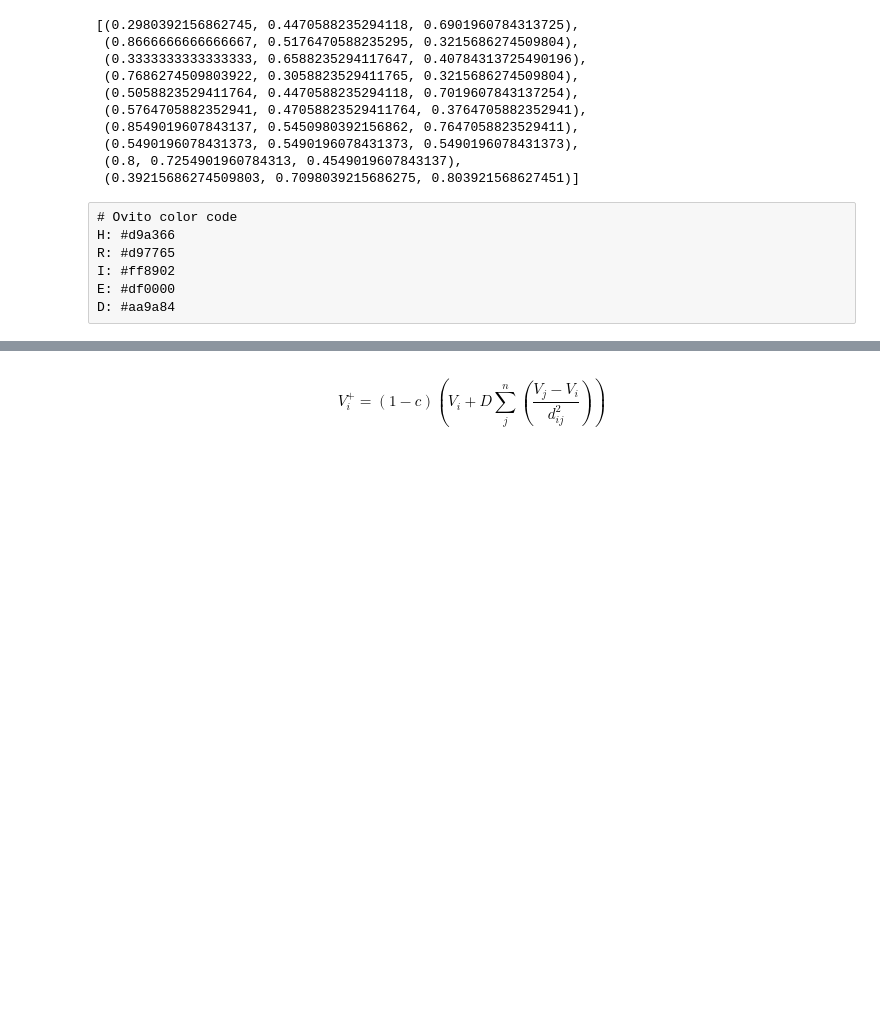
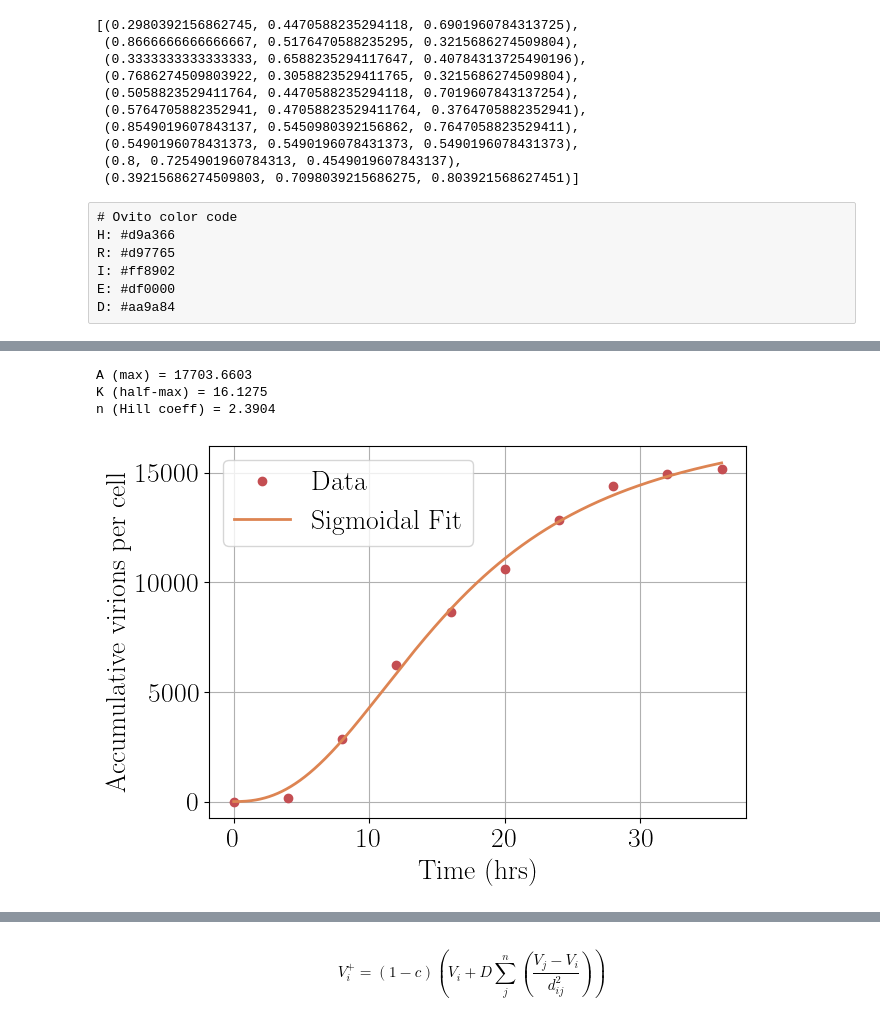
Before and after one commit to rblanco89/TissueFlu, a Jupyter notebook: utilities/tissuePlots.ipynb, the cells around one changed output, grey strips where cells are left out. Cells and saved outputs as stored; diff of their text form; code cells hidden in the pictures; blank space fills up the shorter version.

Commit message:
IFN production depending on dsRNA

```diff
--- a/utilities/tissuePlots.ipynb
+++ b/utilities/tissuePlots.ipynb
@@ -67,0 +88,45 @@ Variance:29.82
+# %%
+# Define Hill function
+def hill(x, A, K, n):
+    return A * (x**n) / (K**n + x**n)
+
+# Derivative of Hill function
+def hill_derivative(x, A, K, n):
+    Kn = K**n
+    xn = x**n
+    return A * n * Kn * x**(n-1) / (Kn + xn)**2
+
+# Initial guess: A=max, K=midpoint, n=2
+p0 = [max(y), np.median(x), 2]
+
+# Fit
+popt, pcov = curve_fit(hill, x, y, p0, maxfev=10000,
+                       bounds=([0, 0, 0.1], [np.inf, np.inf, 10]))
+A, K, n = popt
+
+print(f"A (max) = {A:.4f}")
+print(f"K (half-max) = {K:.4f}")
+print(f"n (Hill coeff) = {n:.4f}")
+
+# Generate fitted curve and derivative
+x_fit = np.linspace(min(x), max(x), 2160)  # 1 point per minute
+y_fit = hill(x_fit, *popt)
+# %% [output]
+A (max) = 17703.6603
+K (half-max) = 16.1275
+n (Hill coeff) = 2.3904
+# %%
+# Plot
+fig, axs = plt.subplots(nrows=1, ncols=1, figsize=(7,5),facecolor='white')
+plt.plot(x, y, 'o', label='Data', color=palette[3])
+plt.plot(x_fit, y_fit, '-', lw=2, label='Sigmoidal Fit', color=palette[1])
+plt.xlabel('Time (hrs)')
+plt.ylabel('Accumulative virions per cell')
+plt.legend()
+plt.grid(True)
+plt.tight_layout()
+
+# plt.savefig('viralProduction.png')
+plt.show()
+# %% [output]
+[figure, added]
```
Also changed, not shown: parts of 15 cells of this notebook, 5 other files.
